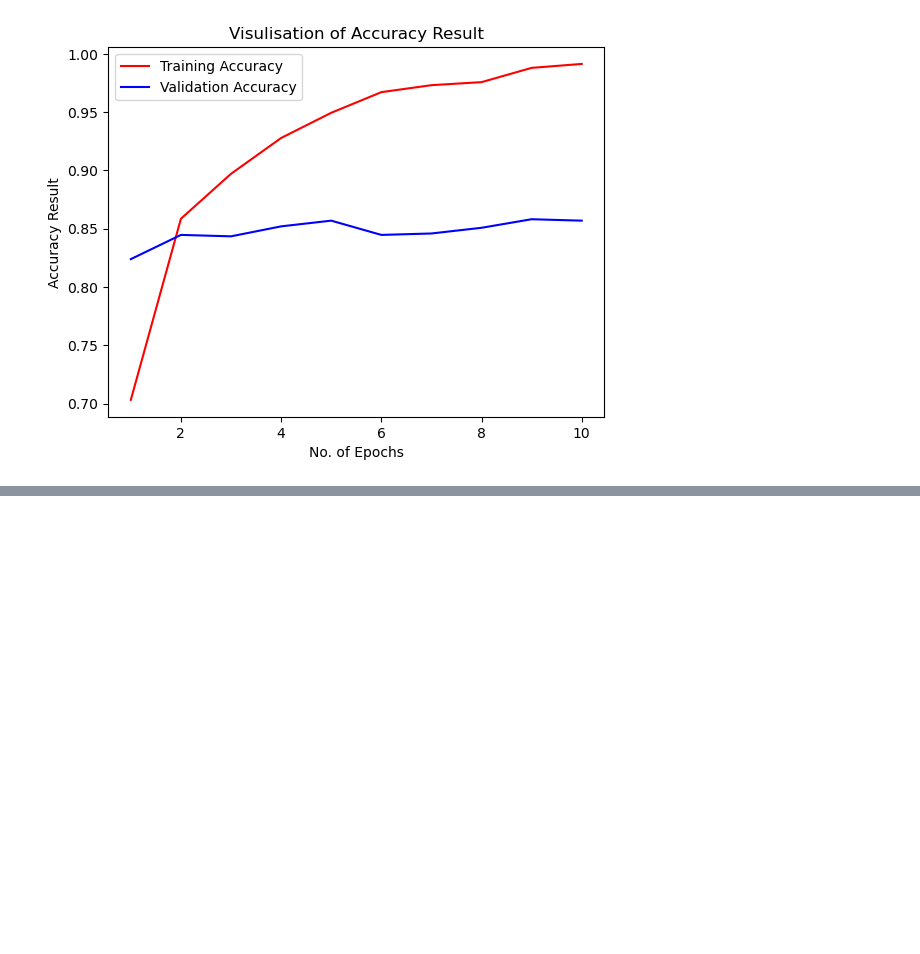
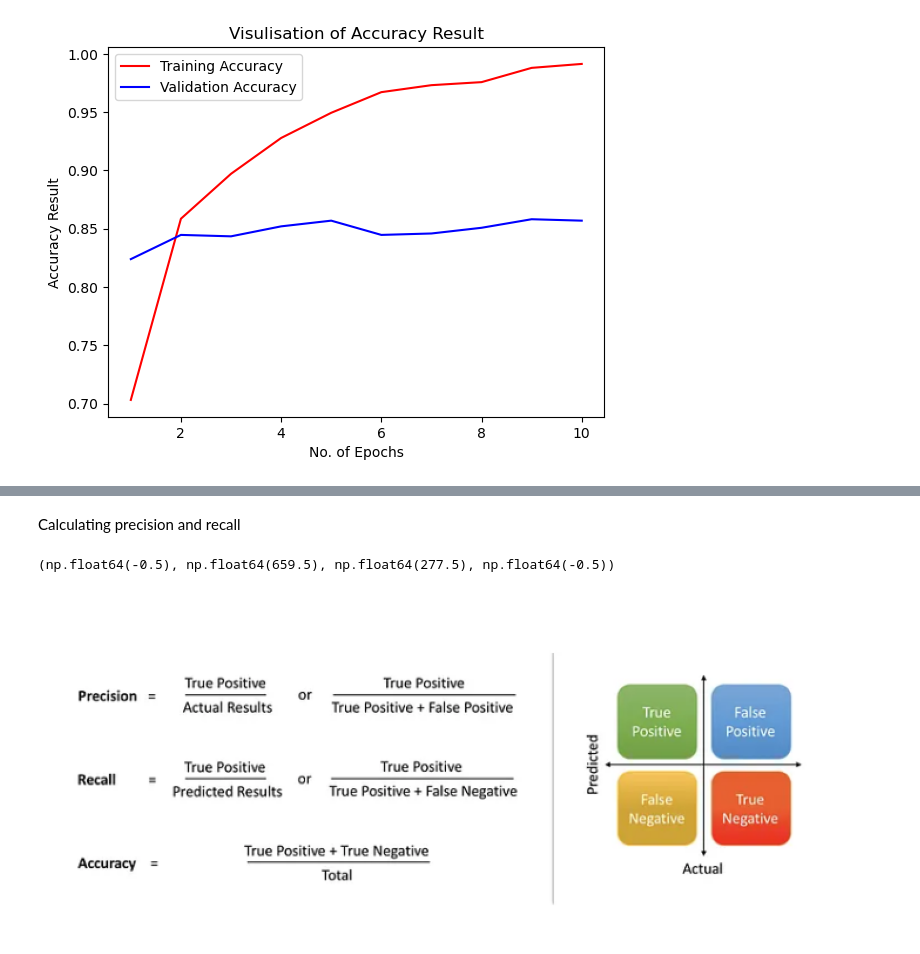
Before and after one commit to wadhwa19/Agricultural-pests, a Jupyter notebook: project/image_processing.ipynb, the cells around one changed output, grey strips where cells are left out. Cells and saved outputs as stored; diff of their text form; code cells hidden in the pictures; blank space fills up the shorter version.

Commit message:
Calculated F1-score,precison, recall ontest test

```diff
--- a/project/image_processing.ipynb
+++ b/project/image_processing.ipynb
@@ -826,0 +942,13 @@ plt.show()
+# %% [markdown]
+Calculating precision and recall
+# %%
+from PIL import Image
+import matplotlib.pyplot as plt
+
+img = Image.open("precision_recall.png")
+plt.figure(figsize=(10, 10))
+plt.imshow(img)
+plt.axis('off')
+# %% [output]
+(np.float64(-0.5), np.float64(659.5), np.float64(277.5), np.float64(-0.5))
+[figure, added]
```
Also changed, not shown: parts of 14 cells of this notebook.
